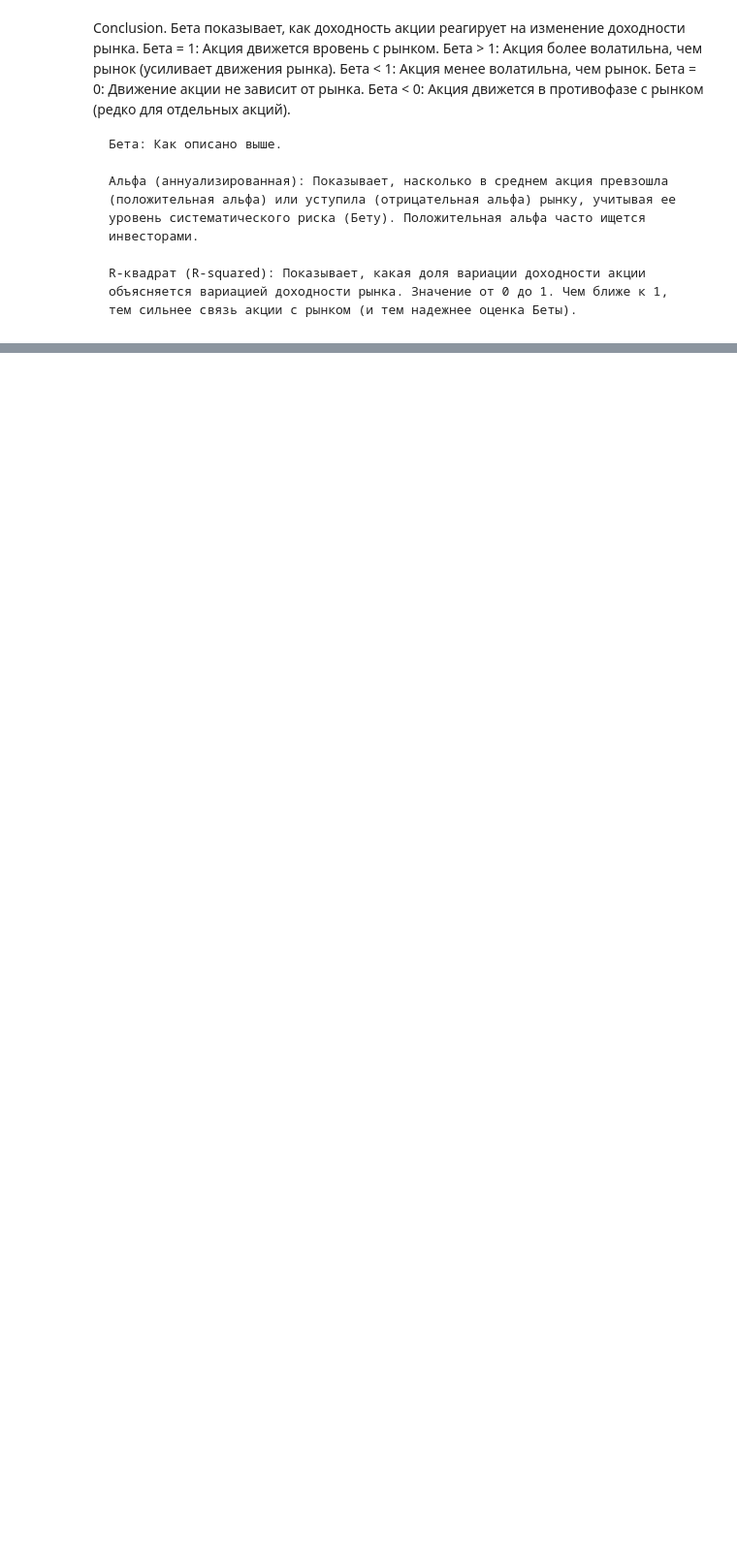
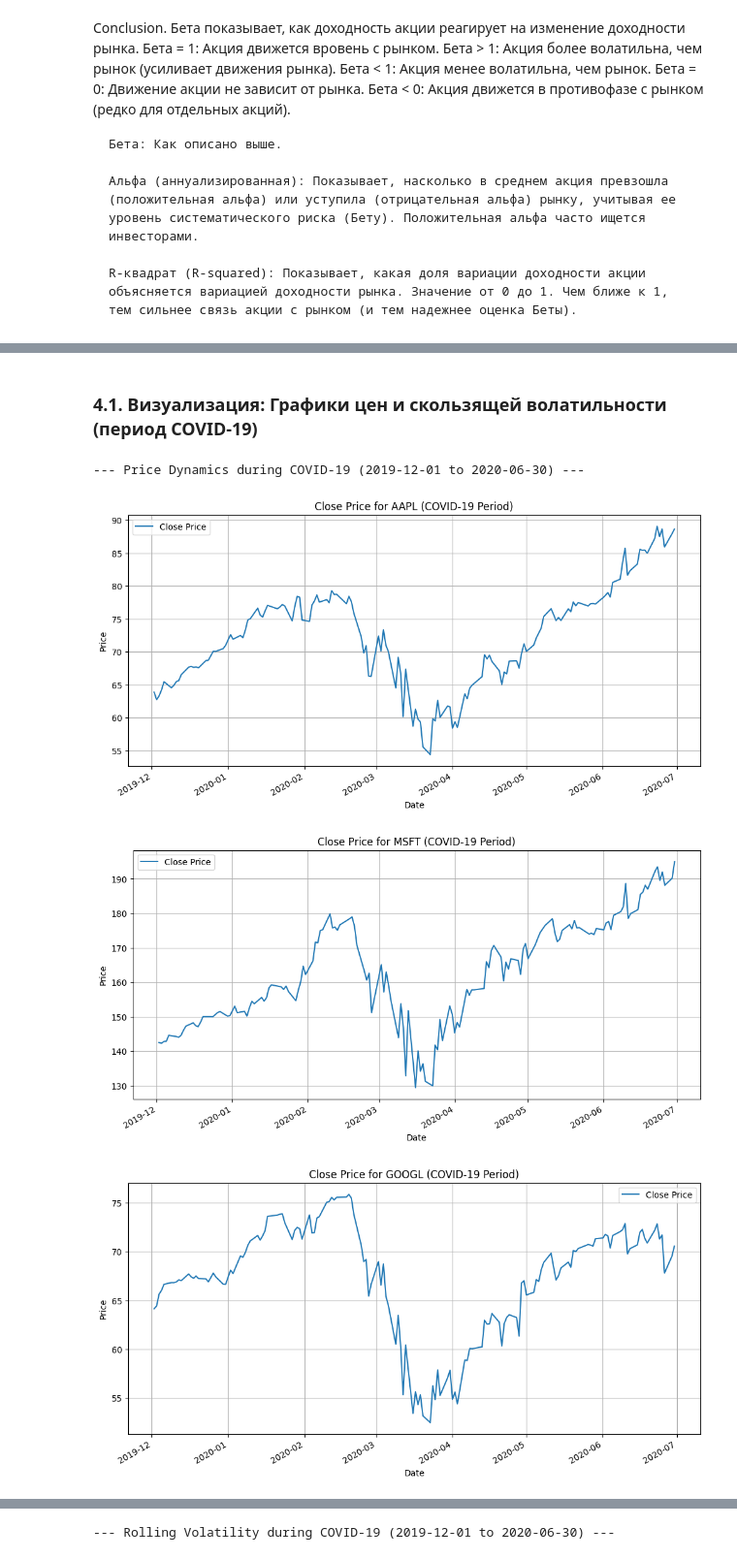
Before and after one commit to GeorgiiSizykh/EDA_of_Tech_Stocks, a Jupyter notebook: Financial_Data_Analysis/data_exploration.ipynb, the cells around one changed output, grey strips where cells are left out. Shown at 97% size. Saved outputs shown, nothing was run; the diff lists cells and outputs as text; code cells hidden in the pictures; blank space fills up the shorter version.

```diff
--- a/Financial_Data_Analysis/data_exploration.ipynb
+++ b/Financial_Data_Analysis/data_exploration.ipynb
@@ -627,0 +637,20 @@ Conclusion.
+# %%
+# Определим даты для анализа периода COVID-19
+covid_start_date = "2019-12-01"
+covid_end_date = "2020-06-30"
+
+# Отфильтруем наши основные DataFrame (close_data и daily_returns) для этого периода
+if not close_data.empty:
+    close_data_covid = close_data.loc[covid_start_date:covid_end_date].copy()
+else:
+    close_data_covid = pd.DataFrame()
+
+if 'daily_returns' in locals() and not daily_returns.empty:
+    daily_returns_covid = daily_returns.loc[covid_start_date:covid_end_date].copy()
+else:
+    daily_returns_covid = pd.DataFrame()
+
+print(f"\n--- Analyzing COVID-19 Impact Period: {covid_start_date} to {covid_end_date} ---")
+
+if close_data_covid.empty or daily_returns_covid.empty:
+    print("Not enough data for the specified COVID-19 period. Skipping this section.")
@@ -627,0 +659,42 @@ Conclusion.
+# %% [markdown]
+### 4.1. Визуализация: Графики цен и скользящей волатильности (период COVID-19)
+# %%
+# Вставьте этот код в раздел 4. Глубокий анализ периода рыночного стресса
+
+if not close_data_covid.empty and not daily_returns_covid.empty:
+    print(f"\n--- Price Dynamics during COVID-19 ({covid_start_date} to {covid_end_date}) ---")
+    for ticker in tickers_list:
+        if ticker in close_data_covid.columns:
+            plt.figure(figsize=(12, 6))
+            close_data_covid[ticker].plot(label='Close Price')
+            plt.title(f"Close Price for {ticker} (COVID-19 Period)")
+            plt.xlabel("Date")
+            plt.ylabel("Price")
+            plt.legend()
+            plt.grid(True)
+            plt.show()
+
+    print(f"\n--- Rolling Volatility during COVID-19 ({covid_start_date} to {covid_end_date}) ---")
+    vol_window = 20 # То же окно, что и раньше, для сопоставимости
+
+    for ticker in tickers_list:
+        if ticker in daily_returns_covid.columns:
+            # Рассчитываем скользящую волатильность на данных ТОЛЬКО этого периода
+            rolling_std_covid = daily_returns_covid[ticker].rolling(window=vol_window).std() * (252**0.5)
+
+            plt.figure(figsize=(12, 6))
+            rolling_std_covid.plot(label=f'Rolling Volatility ({vol_window} days)')
+            plt.title(f"Annualized Rolling Volatility for {ticker} (COVID-19 Period)")
+            plt.xlabel("Date")
+            plt.ylabel("Annualized Volatility")
+            plt.legend()
+            plt.grid(True)
+            plt.show()
+else:
+    if not (not close_data.empty and not ('daily_returns' in locals() and not daily_returns.empty)):
+         print("Skipping COVID-19 price and volatility plots due to missing base data for the period.")
+# %% [output]
+--- Price Dynamics during COVID-19 (2019-12-01 to 2020-06-30) ---
+[figure, added]
+[figure, added]
+[figure, added]
@@ -627,0 +702 @@ Conclusion.
+--- Rolling Volatility during COVID-19 (2019-12-01 to 2020-06-30) ---
```
Also changed, not shown: parts of 10 cells of this notebook.
